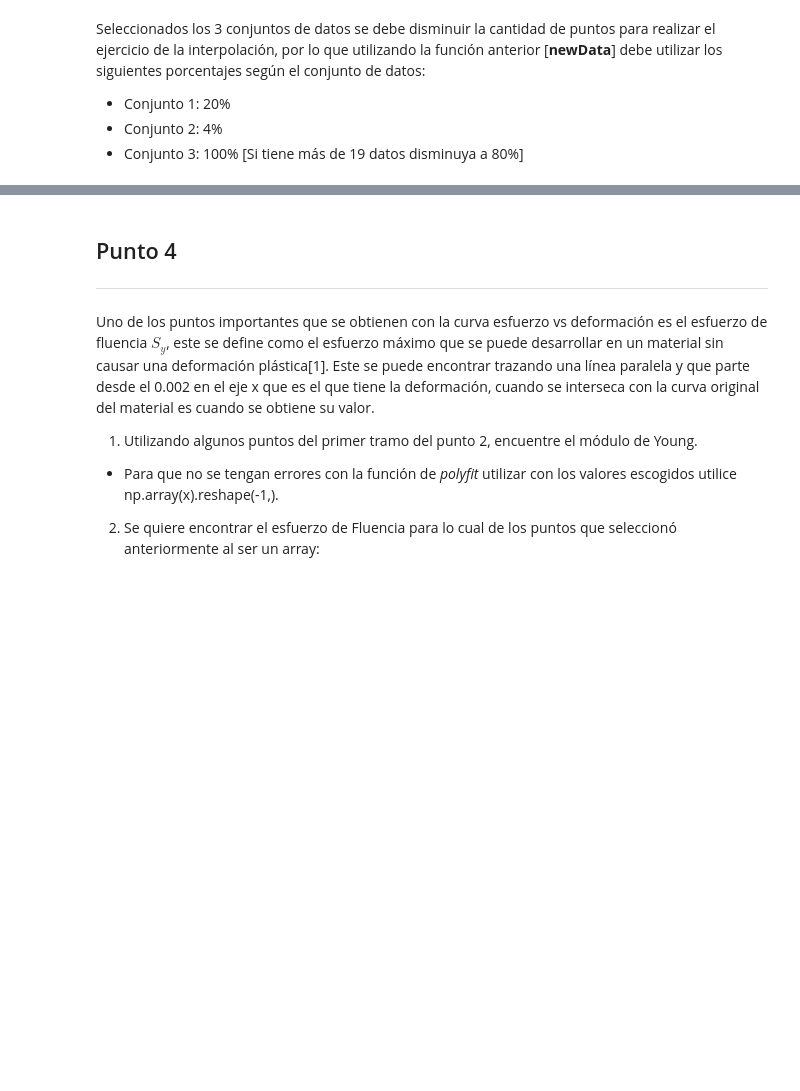
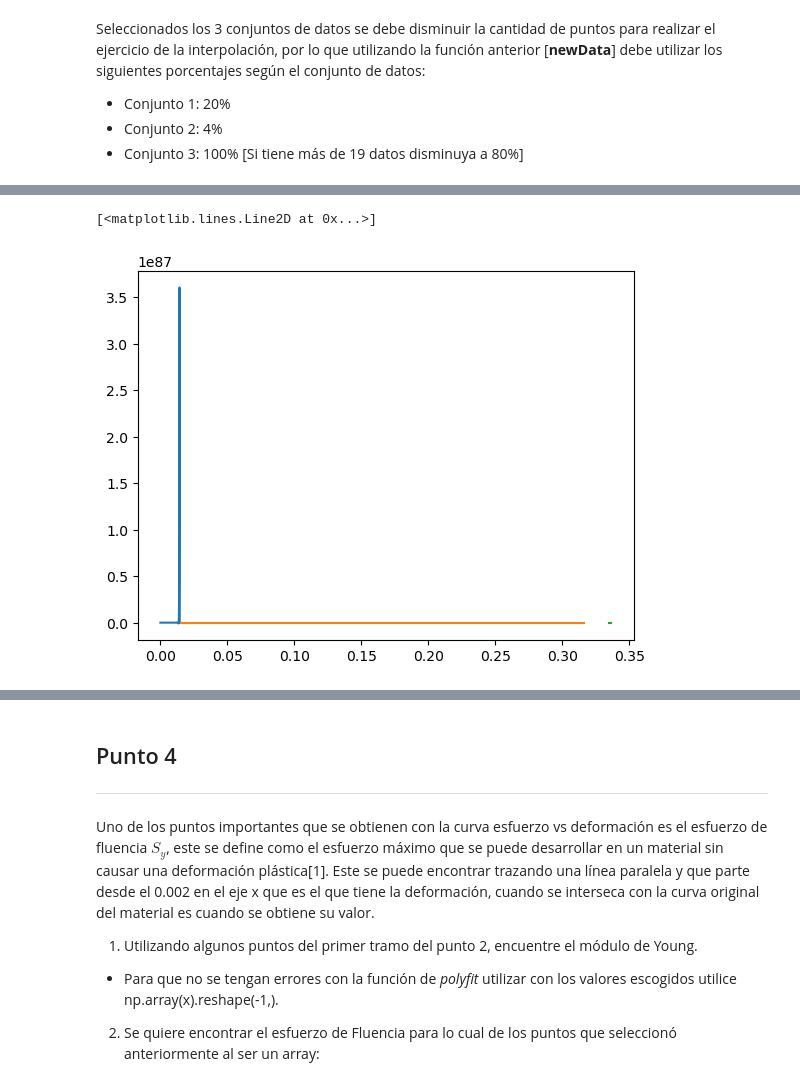
Before and after one commit to QuantumPower4/JuanGuzman-JhonAlex-HerraCompu-202302, a Jupyter notebook: Taller 1 - Interpolación y Raices/Taller_1.ipynb, the cells around one changed output, grey strips where cells are left out. Cells and saved outputs as stored; diff of their text form; code cells hidden in the pictures; blank space fills up the shorter version.

```diff
--- a/Taller 1 - Interpolación y Raices/Taller_1.ipynb
+++ b/Taller 1 - Interpolación y Raices/Taller_1.ipynb
@@ -444,5 +561,11 @@ Seleccionados los 3 conjuntos de datos se debe disminuir la cantidad de puntos p
 # %%
 # Evaluar el comportamiento de cada tramo en conjunto [Debe poder reconstruir la curva]
+plt.plot(x1_,y1_interpolate)
+plt.plot(x2_,y2_interpolate)
+plt.plot(x3_,y3_interpolate)
+# %% [output]
+[<matplotlib.lines.Line2D at 0x...>]
+[figure, added]
 # %% [markdown]
 ## **Punto 3 - Sección Raíces**
 ----
```
Also changed, not shown: parts of 31 cells of this notebook.
